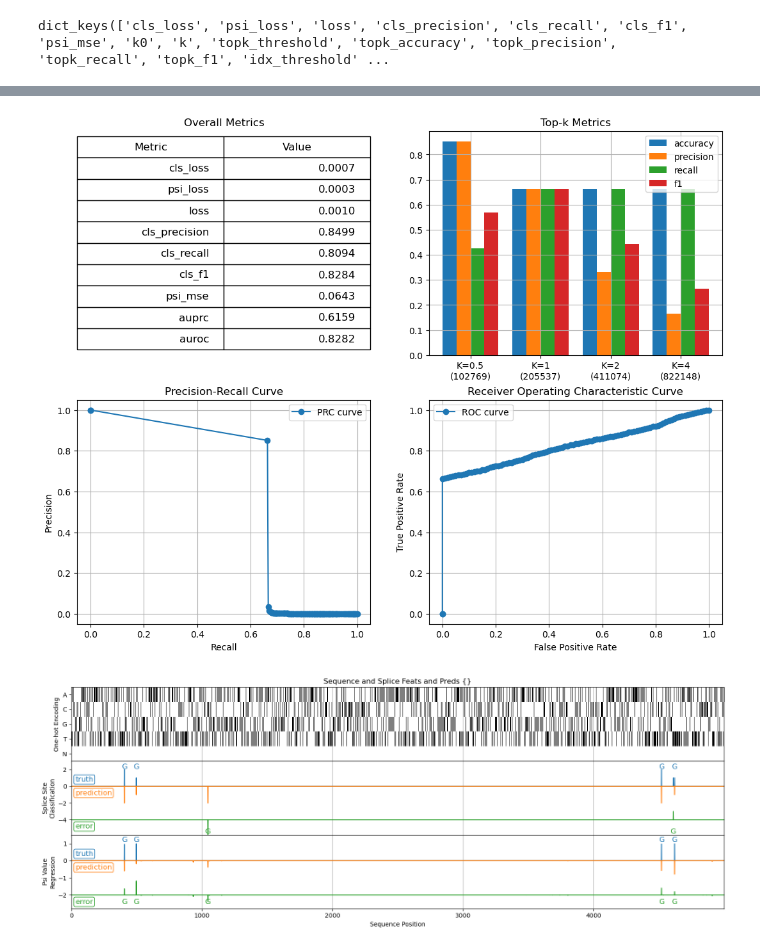
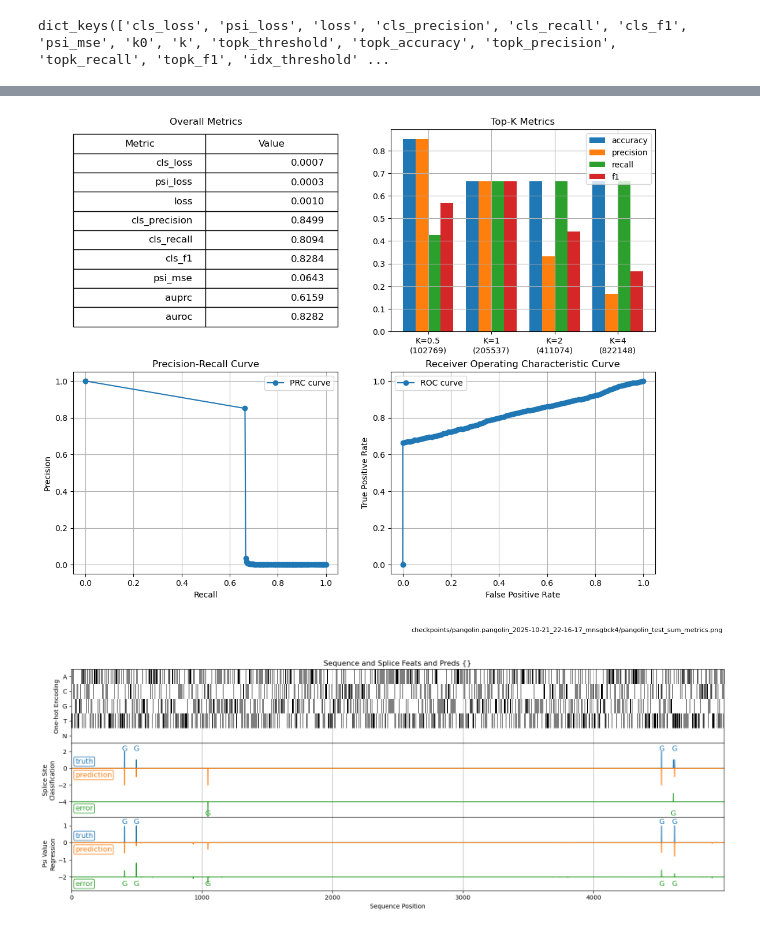
Before and after one commit to qiuresearch/AmbiSplice, a Jupyter notebook: model_dev.ipynb, the cells around one changed output, grey strips where cells are left out. Drawn from its saved outputs; the diff is of its cells as text; code cells hidden in the pictures.

```diff
--- a/model_dev.ipynb
+++ b/model_dev.ipynb
@@ -47,7 +47,7 @@ main_cfg.stage = 'evaluate'
 
 accelerator, devices = run_ambisplice.get_accelerator_devices(gpus=main_cfg.gpus)
 
-main_cfg.model.type = 'PangolinQuad'
+main_cfg.model.type = 'Pangolin'
 torch_model = run_ambisplice.get_torch_model(main_cfg.model)
 
 main_cfg.dataset.type = 'Pangolin'
@@ -97,14 +97,14 @@ test_size: null
 import yaml
 import torch
 save_prefix = os.path.join(ckpt_dir, "pangolin_test")
-if True or not os.path.exists(f"{save_prefix}_sum_metrics.yaml"):
+if os.path.exists(f"{save_prefix}_sum_metrics.yaml"):
+    eval_feats, eval_preds = torch.load(f"{save_prefix}_eval_outputs.pt")
+    with open(f"{save_prefix}_sum_metrics.yaml", 'r') as f:
+        sum_metrics = yaml.safe_load(f)
+    # ind_metrics = pd.read_csv(f"{save_prefix}_ind_metrics.csv")
+else:
     eval_outputs = litrun.evaluate(datamodule=litdata, save_prefix=save_prefix)
     eval_feats = eval_outputs['feats']
     eval_preds = eval_outputs['preds']
     sum_metrics = eval_outputs['sum_metrics']
     ind_metrics = eval_outputs['ind_metrics']
-else:
-    eval_feats, eval_preds = torch.load(f"{save_prefix}_eval_outputs.pt")
-    with open(f"{save_prefix}_sum_metrics.yaml", 'r') as f:
-        sum_metrics = yaml.safe_load(f)
-    # ind_metrics = pd.read_csv(f"{save_prefix}_ind_metrics.csv")
@@ -172,63 +135,9 @@ auroc                float64              ()                        float64
 --------------------------------------------------------------------------------------------------------------
 # %%
-def is_scalar(v):
-    if np.isscalar(v):
-        return True
-    if isinstance(v, np.ndarray) and v.ndim == 0:
-        return True
-    if isinstance(v, torch.Tensor) and v.numel() == 1:
-        return True
-    if isinstance(v, (int, float, complex)):
-        return True
-    return False
-
-import matplotlib.pyplot as plt
-plt.figure(figsize=(13, 10))
-
-plt.subplot(2, 2, 1)
-# display all scalar number metrics in sum_metrics as a table
-scalar_metrics = {k: v for k, v in sum_metrics.items() if is_scalar(v)}
-table_data = [[k, f"{v:.4f}"] for k, v in scalar_metrics.items()]
-table = plt.table(cellText=table_data, colLabels=['Metric', 'Value'], loc='center')
-table.auto_set_font_size(False)
-table.set_fontsize(12)
-table.scale(1, 2)
-plt.axis('off')
-plt.title('Overall Metrics')
-
-plt.subplot(2, 2, 2)
-
-metrics_to_plot = ['topk_accuracy', 'topk_precision', 'topk_recall', 'topk_f1']
-width = 1.0 / len(metrics_to_plot) * 0.8  # the width of the bars
-x_pos = np.arange(len(sum_metrics['topk_threshold'])) - (width * (len(metrics_to_plot) - 1) / 2)
-
-for i, metric in enumerate(metrics_to_plot):
-    plt.bar(x_pos + i * width, sum_metrics[metric], width=width, label=metric.split('_')[-1])
-plt.xticks(np.arange(len(sum_metrics['topk_threshold'])),
-           [f"K={int(k) if k >= 1 else k}\n({sum_metrics['k'][i]})" for i, k in enumerate(sum_metrics['k0'])])
-# plt.xlabel('K values')
-# plt.ylabel('Metric Value')
-plt.title('Top-K Metrics')
-plt.grid()
-plt.legend()
-
-plt.subplot(2, 2, 3)
-plt.plot(sum_metrics['recall'], sum_metrics['precision'], marker='o', label='PRC curve')
-plt.xlabel('Recall')
-plt.ylabel('Precision')
-plt.title('Precision-Recall Curve')
-plt.grid()
-plt.legend()
-plt.subplot(2, 2, 4)
-plt.plot(sum_metrics['fpr'], sum_metrics['tpr'], marker='o', label='ROC curve')
-plt.xlabel('False Positive Rate')
-plt.ylabel('True Positive Rate')
-plt.title('Receiver Operating Characteristic Curve')
-plt.grid()
-plt.legend()
-plt.show()
+importlib.reload(visuals)
+visuals.plot_sum_metrics(sum_metrics, save_prefix=f'{save_prefix}_sum_metrics', display=False)
 # %% [output]
-[figure, old version]
+[figure, new version]
 # %%
 batch_feats, preds = pred_outputs[0]
 
```
Also changed, not shown: parts of 3 cells of this notebook, 10 other files.
